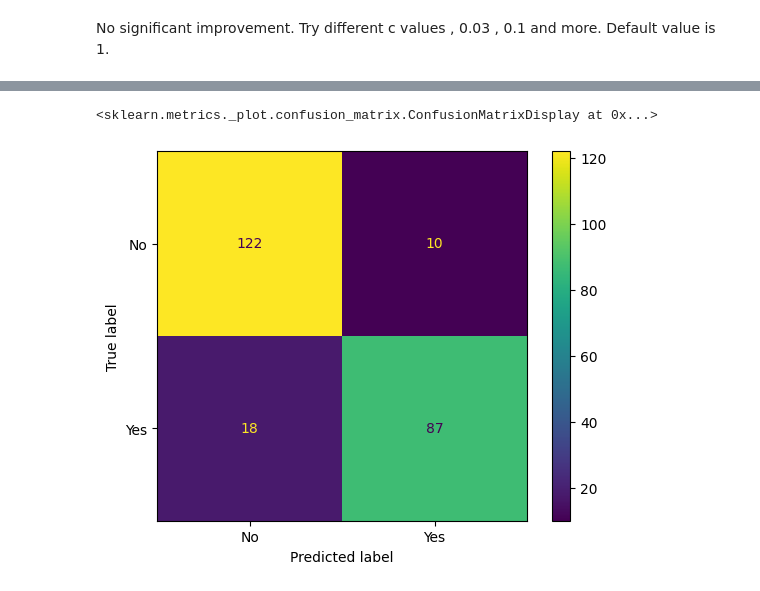
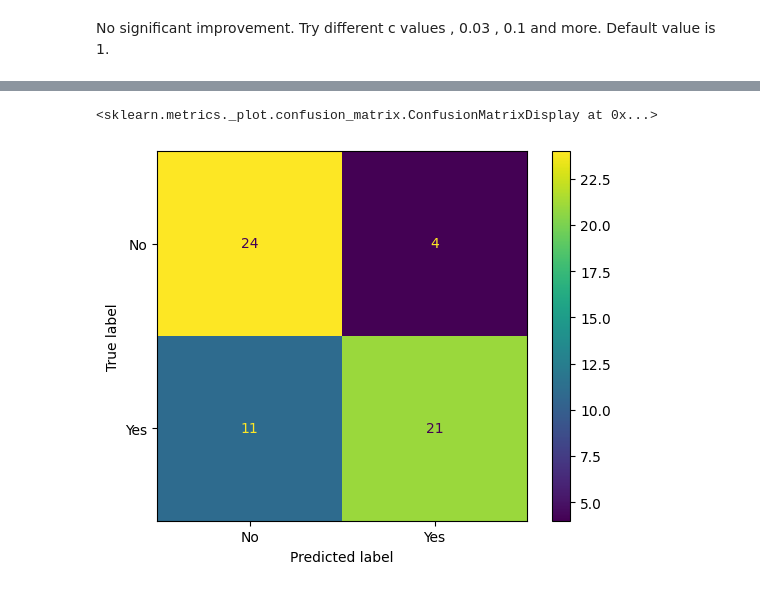
Before and after one commit to kechcole/Machine-Learning, a Jupyter notebook: Notebook/3.Logistic_regression.ipynb, the cells around one changed output, grey strips where cells are left out. Saved outputs shown, nothing was run; the diff lists cells and outputs as text; code cells hidden in the pictures.

```diff
--- a/Notebook/3.Logistic_regression.ipynb
+++ b/Notebook/3.Logistic_regression.ipynb
@@ -424,13 +442,13 @@ A measure of how a model accurately predicts positive instances from all actual
 # %%
 from sklearn.metrics import confusion_matrix, ConfusionMatrixDisplay
 
 # Confusion matrix , pass observed values and predicted values too
-cm = confusion_matrix(y_train, pred_y, labels=[0, 1])
+cm = confusion_matrix(y_test, pred_test_y, labels=[0, 1])
 disp = ConfusionMatrixDisplay(confusion_matrix=cm, display_labels=['No', 'Yes'])
 disp.plot()
 # %% [output]
 <sklearn.metrics._plot.confusion_matrix.ConfusionMatrixDisplay at 0x...>
-[figure, old version]
+[figure, new version]
 # %%
 # Extract values from the matrix
 tn, fp, fn, tp = cm.ravel()
```
Also changed, not shown: parts of 3 cells of this notebook.
